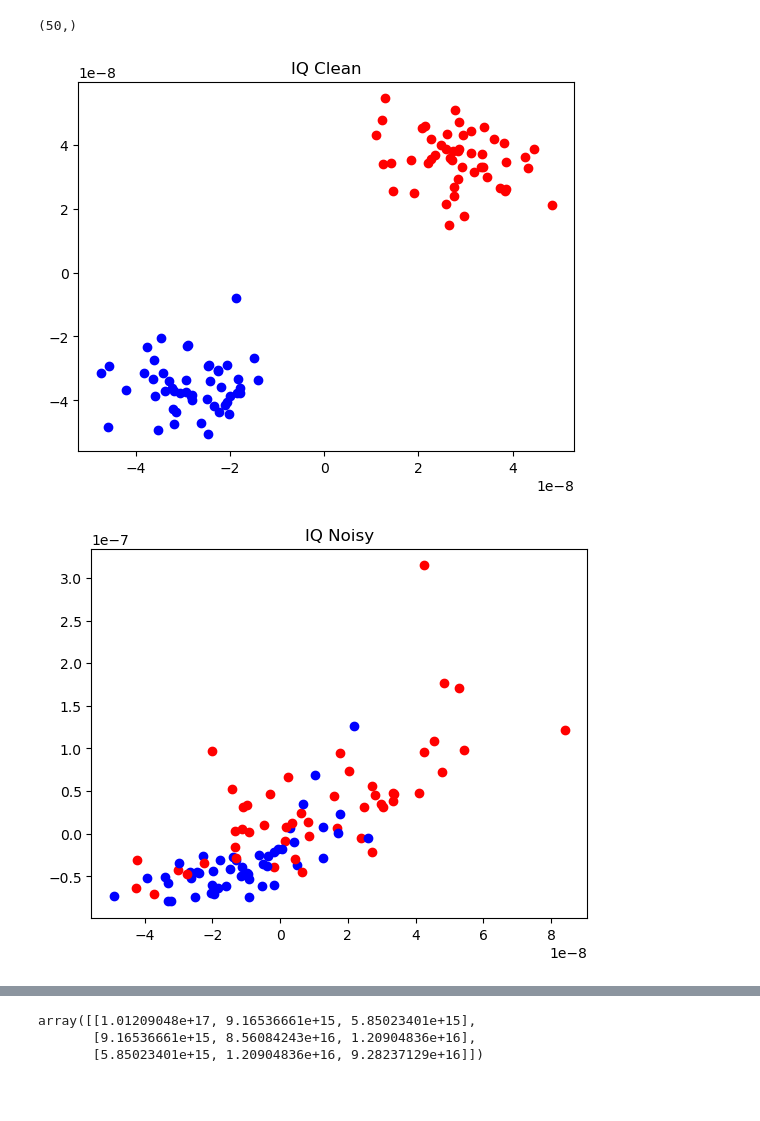
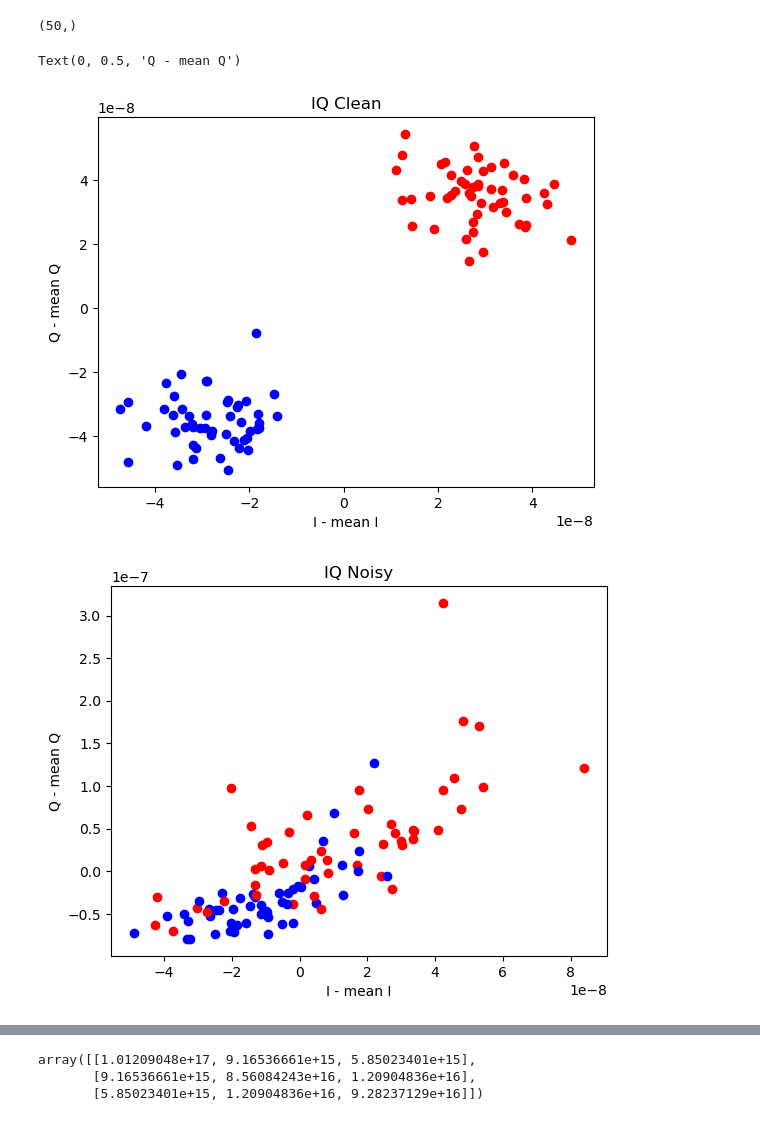
Before and after one commit to j-a-krzywda/ReadSpyn, a Jupyter notebook: src/readout_simulator/main.ipynb, the cells around one changed output, grey strips where cells are left out. Drawn from its saved outputs; the diff is of its cells as text; code cells hidden in the pictures; blank space fills up the shorter version.

```diff
--- a/src/readout_simulator/main.ipynb
+++ b/src/readout_simulator/main.ipynb
@@ -135,29 +135,34 @@ IQ_clean[0]["I"].shape
 # %%
 import matplotlib.pyplot as plt
 
 
 Ic_mean = np.mean([IQ["I"] for IQ in IQ_clean], axis=0)
 Qc_mean = np.mean([IQ["Q"] for IQ in IQ_clean], axis=0)
 Ic_noisy_mean = np.mean([IQ["I"] for IQ in IQ_noisy], axis=0)
 Qc_noisy_mean = np.mean([IQ["Q"] for IQ in IQ_noisy], axis=0    )
 
 plt.title("IQ Clean")
 for n, IQ in enumerate(IQ_clean):
     if n % 2 == 0:
         plt.scatter(IQ_clean[n]["I"][-1] - Ic_mean[-1], IQ_clean[n]["Q"][-1] - Qc_mean[-1], label='Clean IQ', color='blue')
     else:
         plt.scatter(IQ_clean[n]["I"][-1] - Ic_mean[-1], IQ_clean[n]["Q"][-1] - Qc_mean[-1], label='Clean IQ', color='red')
+plt.xlabel("I - mean I")
+plt.ylabel("Q - mean Q")
 
 plt.figure()
 plt.title("IQ Noisy")
 for n, IQ in enumerate(IQ_noisy):
     if n % 2 == 0:
         plt.scatter(IQ_noisy[n]["I"][-100] - Ic_noisy_mean[-100], IQ_noisy[n]["Q"][-100] - Qc_noisy_mean[-100], label='Noisy IQ', color='blue')
     else:
         plt.scatter(IQ_noisy[n]["I"][-1] - Ic_noisy_mean[-1], IQ_noisy[n]["Q"][-1] - Qc_noisy_mean[-1], label='Noisy IQ', color='red')
+plt.xlabel("I - mean I")
+plt.ylabel("Q - mean Q")
 # %% [output]
+Text(0, 0.5, 'Q - mean Q')
-[figure, old version]
+[figure, new version]
-[figure, old version]
+[figure, new version]
 # %%
 import matplotlib.pyplot as plt
 
```
Also changed, not shown: parts of 2 cells of this notebook, 1 other file.
